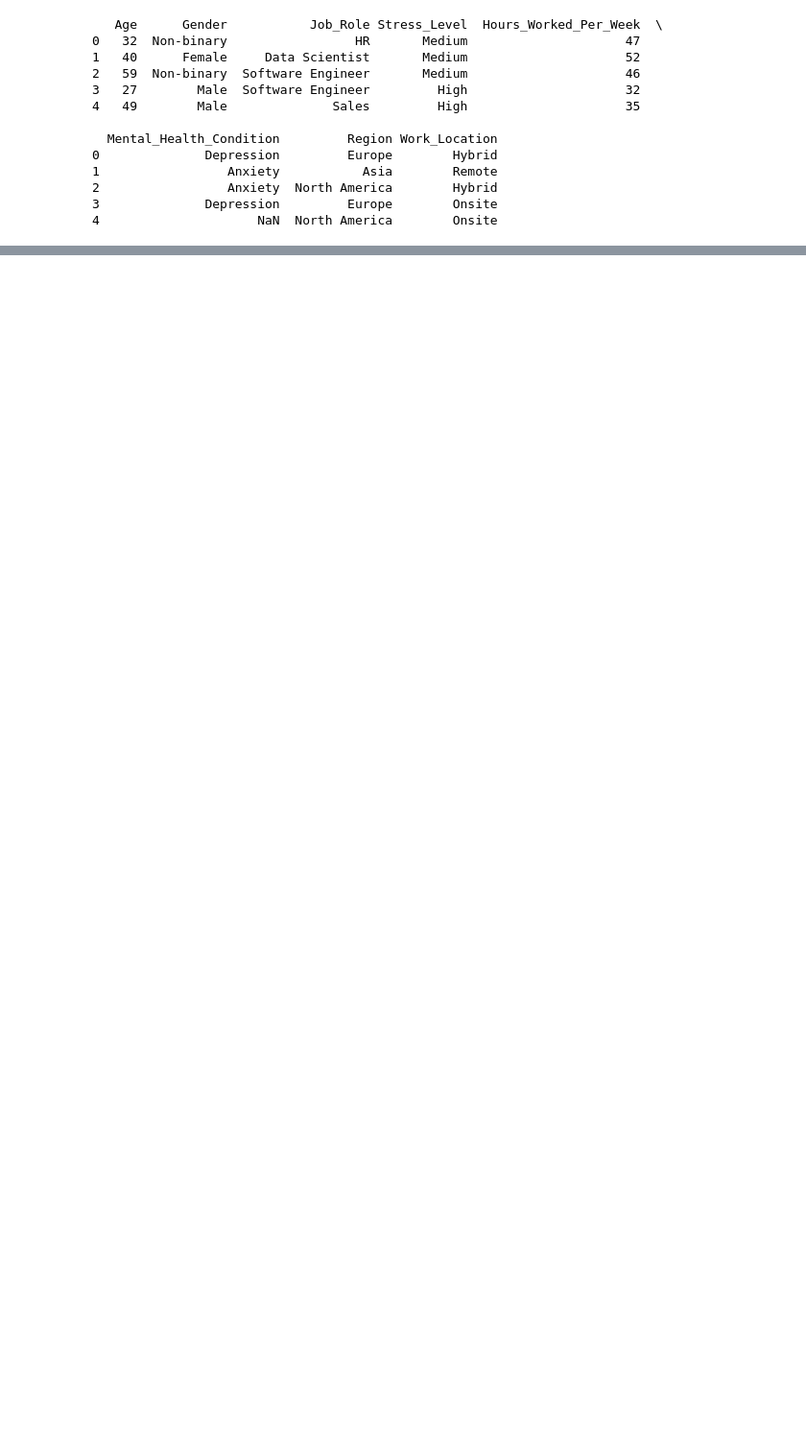
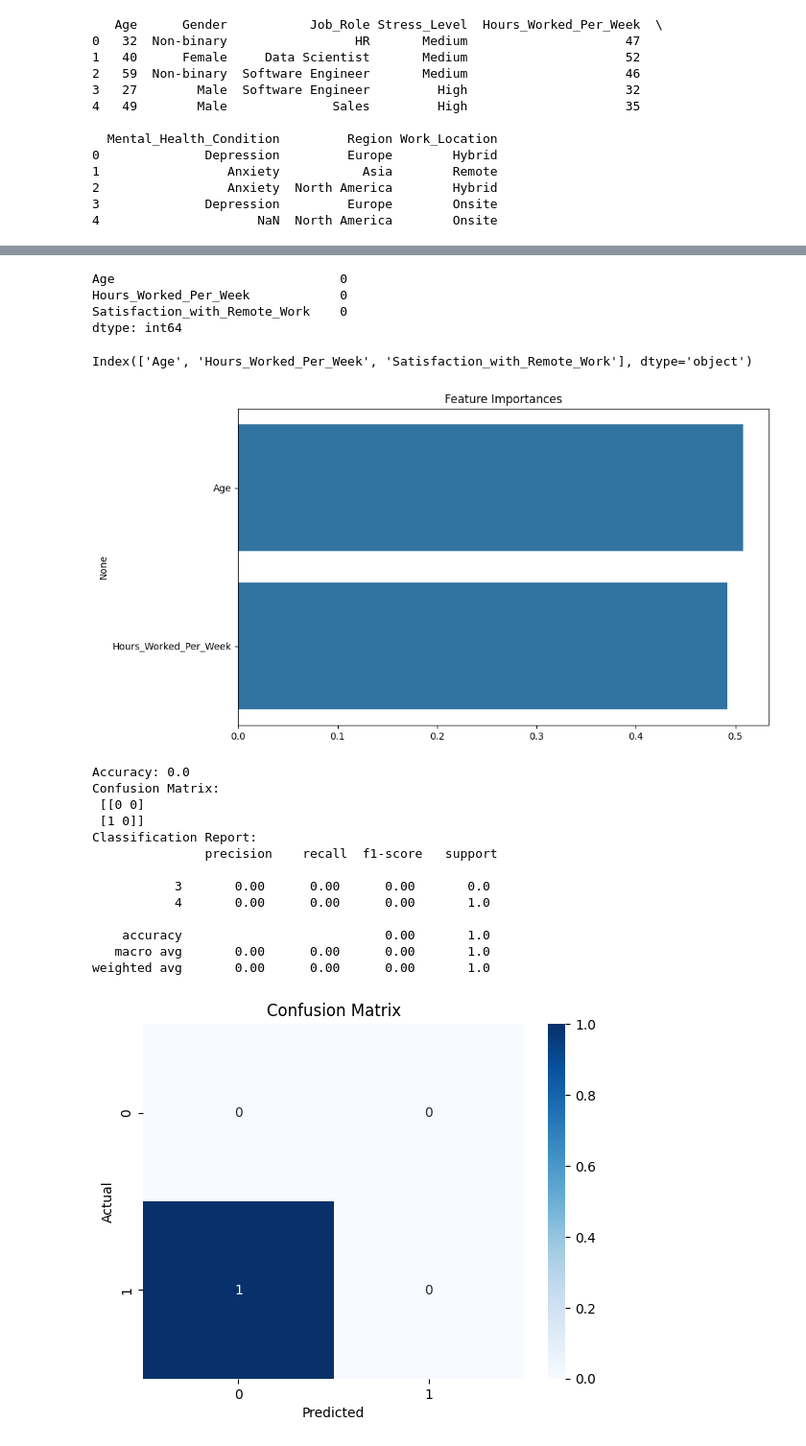
Before and after one commit to hanenia/Capstone_Project_1-, a Jupyter notebook: project.ipynb, the cells around one changed output, grey strips where cells are left out. Shown at 96% size. Cells and saved outputs as stored; diff of their text form; code cells hidden in the pictures; blank space fills up the shorter version.

```diff
--- a/project.ipynb
+++ b/project.ipynb
@@ -372,0 +489,75 @@ print(filtered_data.head())  # Just call head() without arguments for default 5
+# %%
+# Fill missing values (Example: filling with median or mode; customize as needed)
+df.fillna(df.median(numeric_only=True), inplace=True)
+df.fillna(df.mode().iloc[0], inplace=True)
+
+# Verify no missing values remain
+print(df.isnull().sum())
+# Convert categorical variables to numeric (Label Encoding example)
+categorical_cols = df.select_dtypes(include=['object']).columns
+le = LabelEncoder()
+for col in categorical_cols:
+    df[col] = le.fit_transform(df[col])
+# %% [output]
+Age                              0
+Hours_Worked_Per_Week            0
+Satisfaction_with_Remote_Work    0
+dtype: int64
+# %%
+print(df.columns)
+# %% [output]
+Index(['Age', 'Hours_Worked_Per_Week', 'Satisfaction_with_Remote_Work'], dtype='object')
+# %%
+# Define your target variable (e.g., predicting 'Mental_Health_Impact')
+target = 'Satisfaction_with_Remote_Work'  # Replace with your actual column name
+X = df.drop(columns=[target])
+y = df[target]
+
+# Split the dataset into training and testing sets
+X_train, X_test, y_train, y_test = train_test_split(X, y, test_size=0.2, random_state=42)
+# Scale numerical features
+scaler = StandardScaler()
+X_train = scaler.fit_transform(X_train)
+X_test = scaler.transform(X_test)
+
+# Train a Random Forest Classifier
+model = RandomForestClassifier(random_state=42, n_estimators=100)
+model.fit(X_train, y_train)
+
+# Print feature importances (optional)
+importances = model.feature_importances_
+feature_names = df.drop(columns=[target]).columns
+plt.figure(figsize=(10, 6))
+sns.barplot(x=importances, y=feature_names)
+plt.title('Feature Importances')
+plt.show()
+# Make predictions
+y_pred = model.predict(X_test)
+
+# Evaluate the model
+print("Accuracy:", accuracy_score(y_test, y_pred))
+print("Confusion Matrix:\n", confusion_matrix(y_test, y_pred))
+print("Classification Report:\n", classification_report(y_test, y_pred))
+
+# Visualize Confusion Matrix
+sns.heatmap(confusion_matrix(y_test, y_pred), annot=True, fmt='d', cmap='Blues')
+plt.title("Confusion Matrix")
+plt.xlabel("Predicted")
+plt.ylabel("Actual")
+plt.show()
+# %% [output]
+[figure, added]
+Accuracy: 0.0
+Confusion Matrix:
+ [[0 0]
+ [1 0]]
+Classification Report:
+               precision    recall  f1-score   support
+
+           3       0.00      0.00      0.00       0.0
+           4       0.00      0.00      0.00       1.0
+
+    accuracy                           0.00       1.0
+   macro avg       0.00      0.00      0.00       1.0
+weighted avg       0.00      0.00      0.00       1.0
+[figure, added]
```
Also changed, not shown: parts of 6 cells of this notebook.
